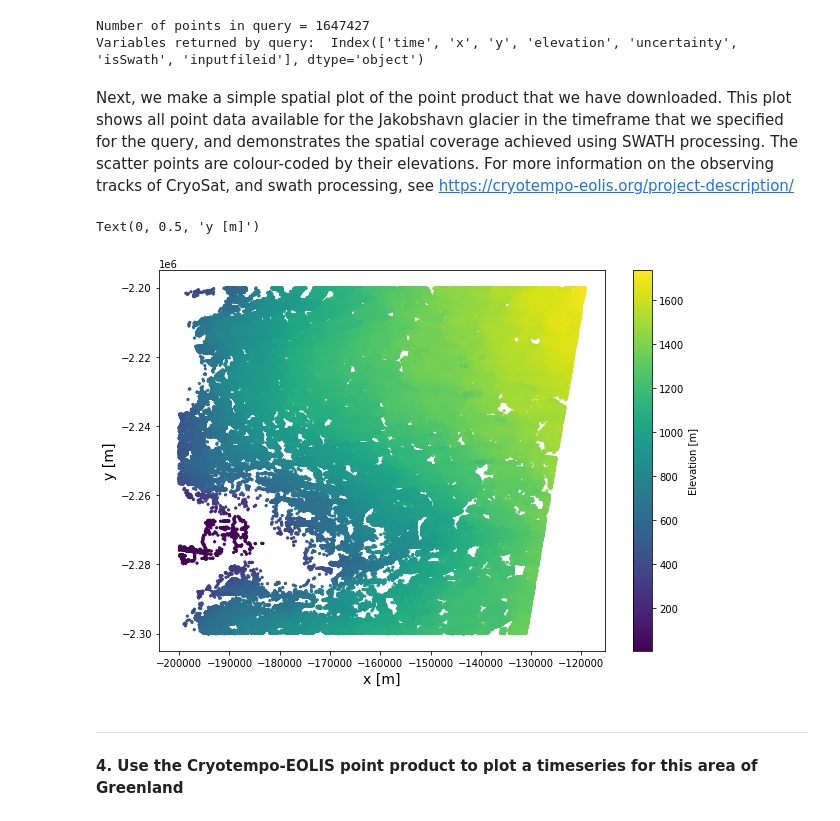
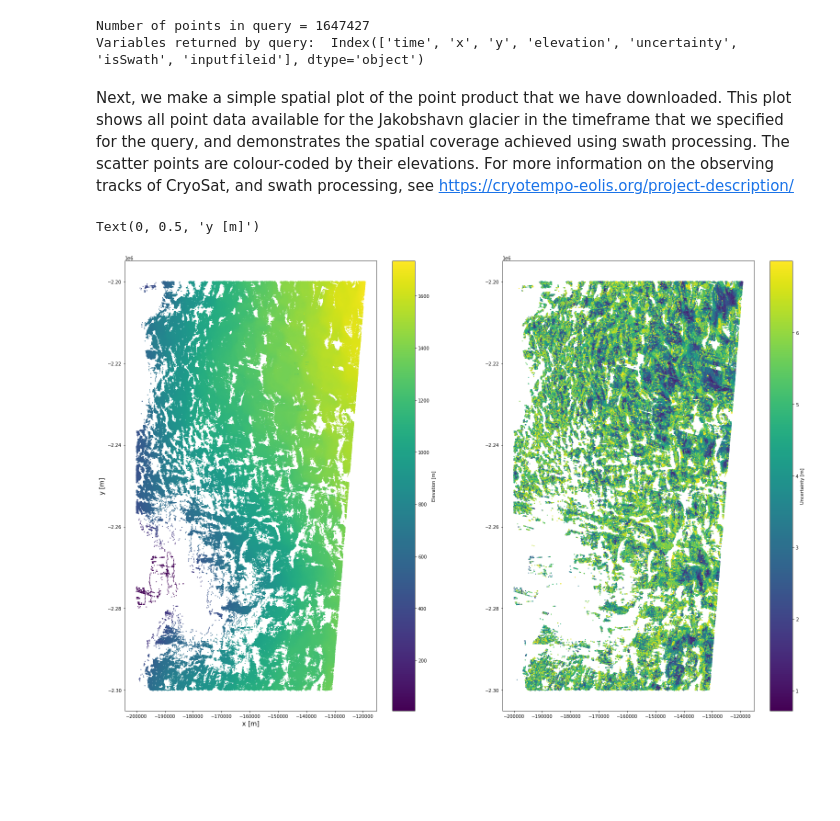
Before and after one commit to earthwave/eolis_demo_notebooks, a Jupyter notebook: cryotempo_eolis_download_plot_point_data.ipynb, the cells around one changed output. Saved outputs shown, nothing was run; the diff lists cells and outputs as text; code cells hidden in the pictures; blank space fills up the shorter version.

Commit message:
Removed timeseries and added statistics

```diff
--- a/cryotempo_eolis_download_plot_point_data.ipynb
+++ b/cryotempo_eolis_download_plot_point_data.ipynb
@@ -164,17 +164,18 @@ print('Variables returned by query: ', full_query_results.columns)
 Number of points in query = 1647427
 Variables returned by query:  Index(['time', 'x', 'y', 'elevation', 'uncertainty', 'isSwath', 'inputfileid'], dtype='object')
 # %% [markdown]
-Next, we make a simple spatial plot of the point product that we have downloaded. This plot shows all point data available for the Jakobshavn glacier in the timeframe that we specified for the query, and demonstrates the spatial coverage achieved using SWATH processing. The scatter points are colour-coded by their elevations. For more information on the observing tracks of CryoSat, and swath processing, see https://cryotempo-eolis.org/project-description/
+Next, we make a simple spatial plot of the point product that we have downloaded. This plot shows all point data available for the Jakobshavn glacier in the timeframe that we specified for the query, and demonstrates the spatial coverage achieved using swath processing. The scatter points are colour-coded by their elevations. For more information on the observing tracks of CryoSat, and swath processing, see https://cryotempo-eolis.org/project-description/
 # %%
-fig, axs = plt.subplots(1,1,figsize=(10,7))
+fig, axs = plt.subplots(1,2,figsize=(27,18))
 
-c = axs.scatter(full_query_results['x'], full_query_results['y'], c=full_query_results['elevation'], s=5, cmap='viridis')
-plt.colorbar(c, label='Elevation [m]')
-axs.set_xlabel('x [m]',fontsize=14)
-axs.set_ylabel('y [m]',fontsize=14)
+c = axs[0].scatter(full_query_results['x'], full_query_results['y'], c=full_query_results['elevation'], s=1, cmap='viridis')
+plt.colorbar(c, ax = axs[0], label='Elevation [m]')
+u = axs[1].scatter(full_query_results['x'], full_query_results['y'], c=full_query_results['uncertainty'], s=1, cmap='viridis')
+plt.colorbar(u, ax = axs[1], label='Uncertainty [m]')
+
+axs[0].set_xlabel('x [m]',fontsize=14)
+axs[0].set_xlabel('x [m]',fontsize=14)
+axs[0].set_ylabel('y [m]',fontsize=14)
 # %% [output]
 Text(0, 0.5, 'y [m]')
-[figure, old version]
+[figure, new version]
-# %% [markdown]
-- - - - - - - - - - - - - - - - - - - - - - - - - - - - - - - - - - - - - - - - - - - - - - - - - - - - - -
-<strong>4. Use the Cryotempo-EOLIS point product to plot a timeseries for this area of Greenland</strong>
```
Also changed, not shown: parts of 18 cells of this notebook, 1 other file.
